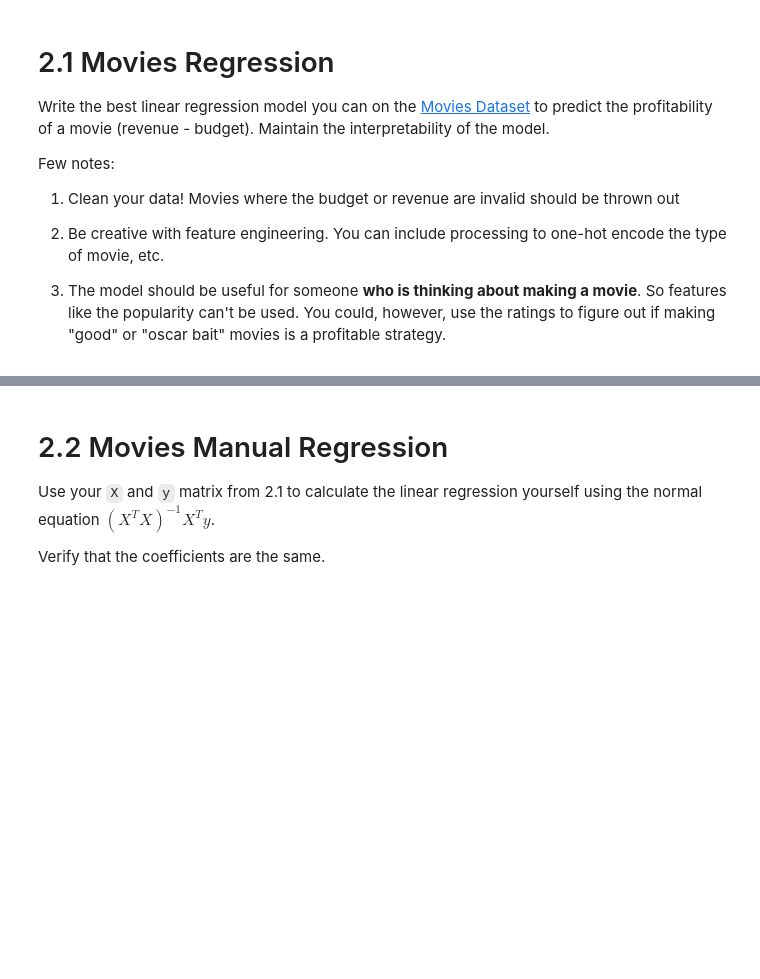
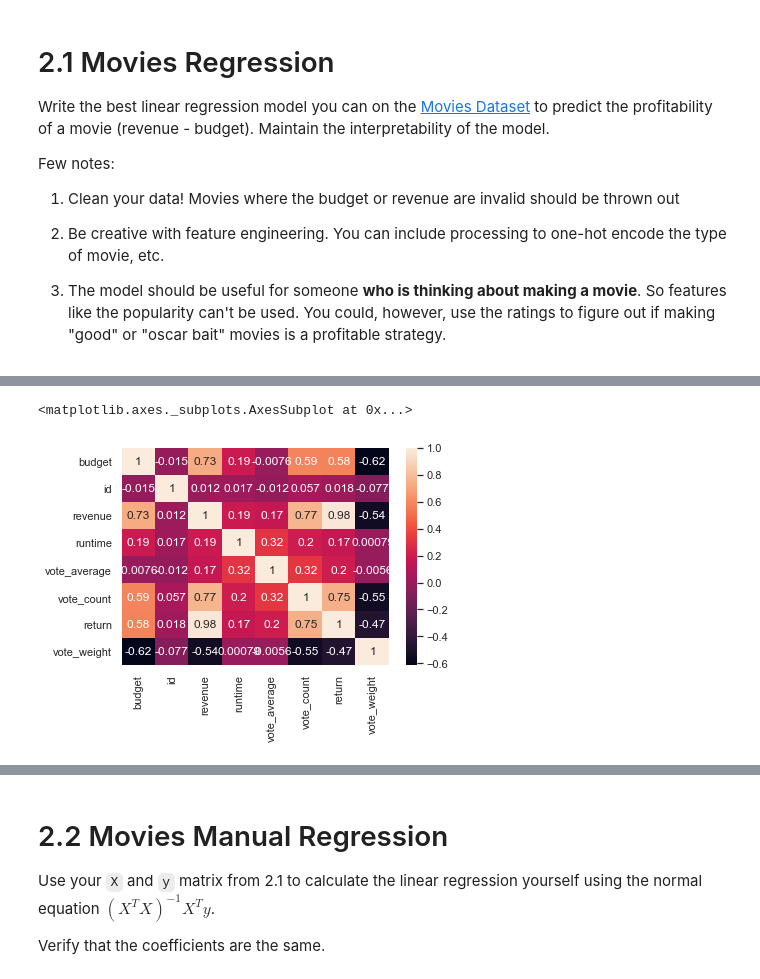
Before and after one commit to cb-ds-1/3-5-optimization, a Jupyter notebook: Workshop_ Maximum likelihood.ipynb, the cells around one changed output, grey strips where cells are left out. Drawn from its saved outputs; the diff is of its cells as text; code cells hidden in the pictures; blank space fills up the shorter version.

```diff
--- a/Workshop_ Maximum likelihood.ipynb
+++ b/Workshop_ Maximum likelihood.ipynb
@@ -45,3 +62,33 @@ Few notes:
 2. Be creative with feature engineering. You can include processing to one-hot encode the type of movie, etc.
 
 3. The model should be useful for someone **who is thinking about making a movie**. So features like the popularity can't be used. You could, however, use the ratings to figure out if making "good" or "oscar bait" movies is a profitable strategy.
+# %%
+import pandas as pd
+import matplotlib.pyplot as plt
+import numpy as np
+import seaborn as sns
+import statsmodels.api as sm
+sns.set()
+
+df = pd.read_csv('data/movies_metadata.csv')
+
+df = df.drop(['belongs_to_collection','homepage','tagline','imdb_id','overview',
+              'poster_path','original_title','adult','popularity','release_date',
+              'production_companies','spoken_languages','video','status'],axis=1)
+df.dropna(inplace=True)
+print(df.shape)
+
+# set types to variables
+df.id = df.id.astype('int')
+df.budget = df.budget.astype('float')
+
+# clean data
+df = df[(df.budget > 0) & (df.revenue > 0) & (df.runtime > 0)]
+df = df.reset_index(drop=True)
+
+# feature engineering
+df['return'] = df.revenue - df.budget
+print(df.vote_count.describe())
+df['vote_weight'] = (df.vote_count/(df.vote_count+2_500)) * df.vote_average + (2_500/(df.vote_count+2_000)) * (df.vote_average.mean())
+
+df.iloc[[df['vote_weight'].argmax()]]
@@ -47,0 +108,7 @@ Few notes:
+# %%
+correlation_matrix = df.corr()
+correlation_matrix[correlation_matrix > 0.5]
+sns.heatmap(data=correlation_matrix.iloc[0:12,0:12], annot=True)
+# %% [output]
+<matplotlib.axes._subplots.AxesSubplot at 0x...>
+[figure, added]
```
Also changed, not shown: parts of 10 cells of this notebook.
